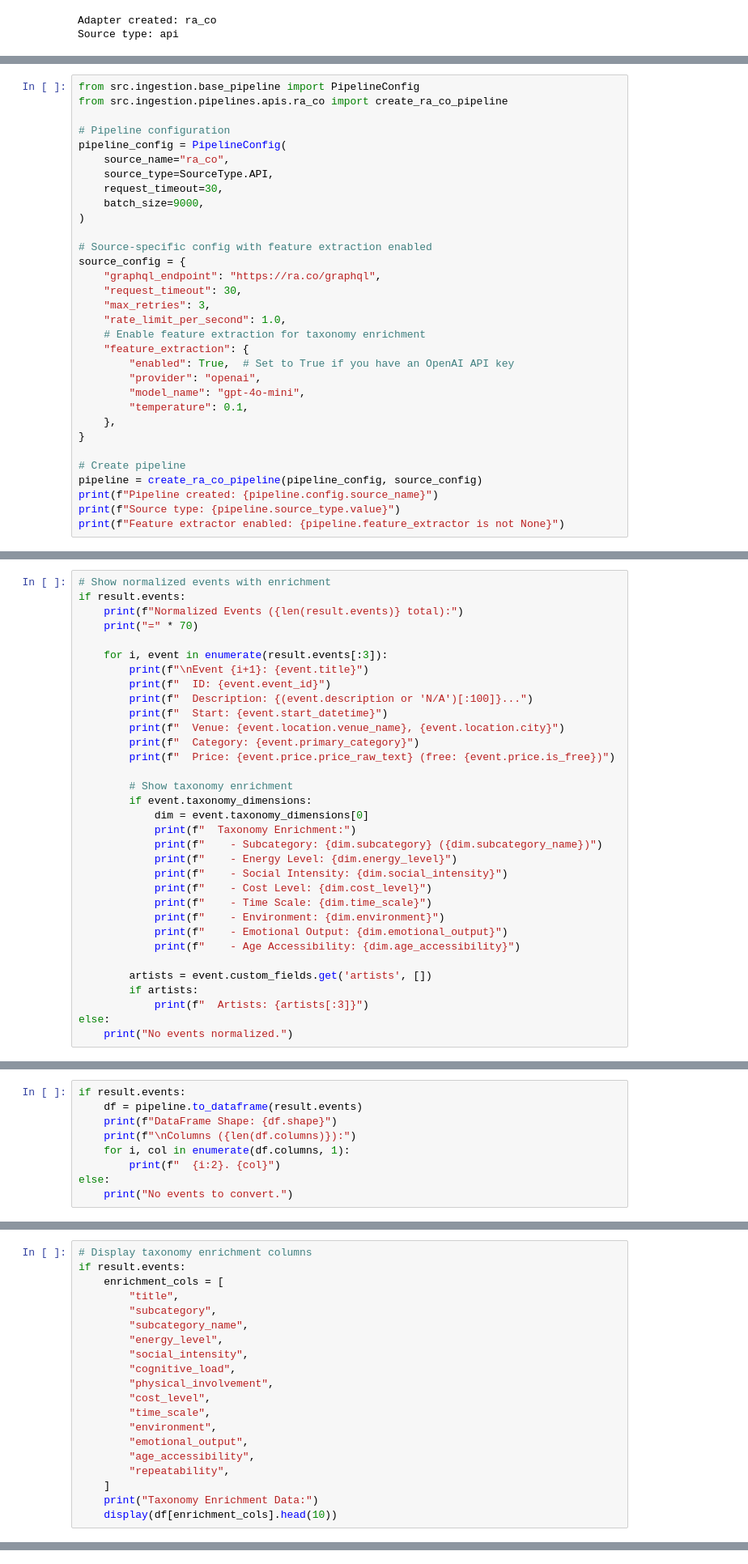
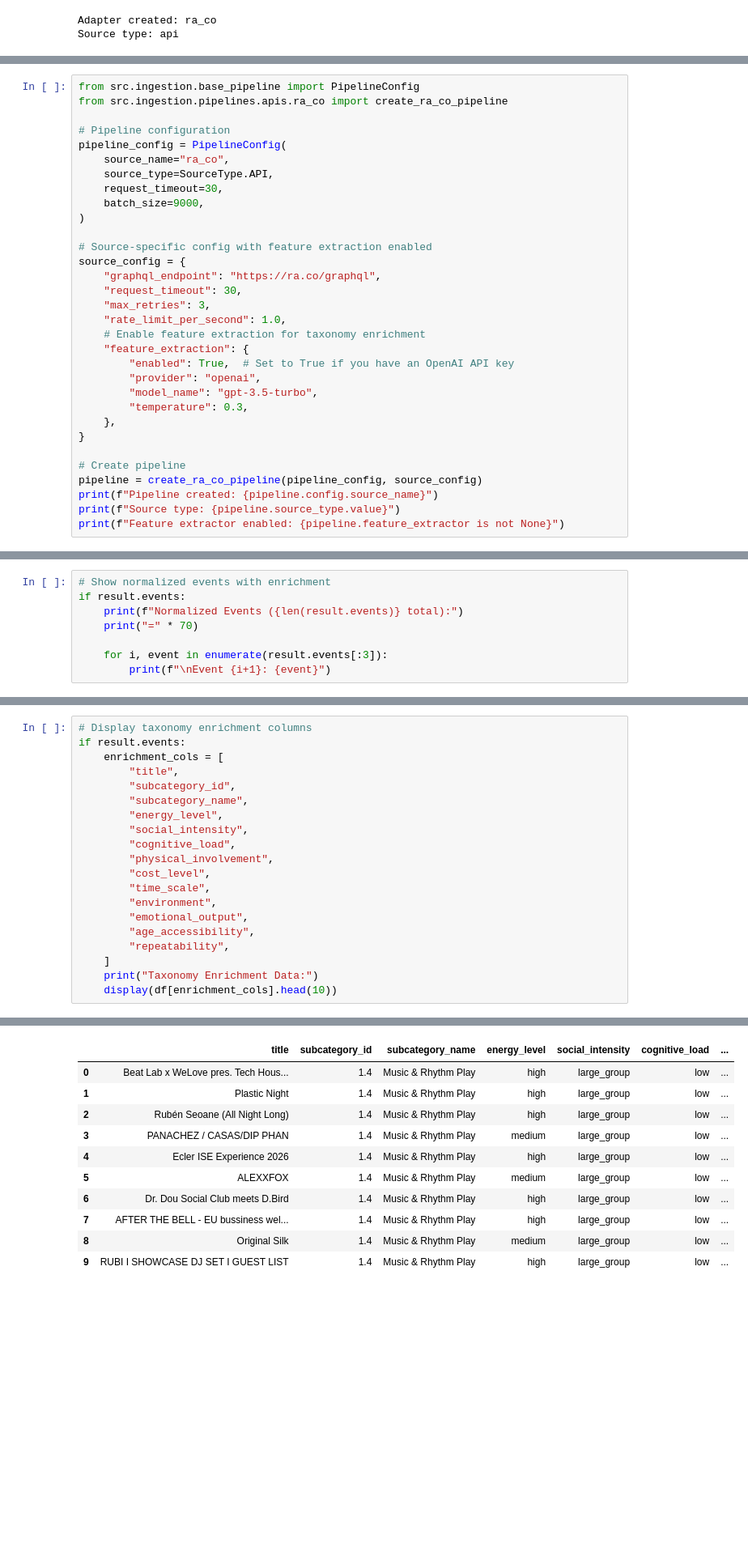
Before and after one commit to josegarciav/event-intelligence-platform, a Jupyter notebook: scripts/pipeline_mock.ipynb, the cells around one changed output, grey strips where cells are left out. Shown at 81% size. Saved outputs shown, nothing was run; the diff lists cells and outputs as text; blank space fills up the shorter version.

```diff
--- a/scripts/pipeline_mock.ipynb
+++ b/scripts/pipeline_mock.ipynb
@@ -131,8 +192,8 @@ source_config = {
     "feature_extraction": {
         "enabled": True,  # Set to True if you have an OpenAI API key
         "provider": "openai",
-        "model_name": "gpt-4o-mini",
-        "temperature": 0.1,
+        "model_name": "gpt-3.5-turbo",
+        "temperature": 0.3,
     },
 }
 
@@ -200,30 +255,5 @@ if result.events:
     print("=" * 70)
 
     for i, event in enumerate(result.events[:3]):
-        print(f"\nEvent {i+1}: {event.title}")
-        print(f"  ID: {event.event_id}")
-        print(f"  Description: {(event.description or 'N/A')[:100]}...")
-        print(f"  Start: {event.start_datetime}")
-        print(f"  Venue: {event.location.venue_name}, {event.location.city}")
-        print(f"  Category: {event.primary_category}")
-        print(f"  Price: {event.price.price_raw_text} (free: {event.price.is_free})")
-
-        # Show taxonomy enrichment
-        if event.taxonomy_dimensions:
-            dim = event.taxonomy_dimensions[0]
-            print(f"  Taxonomy Enrichment:")
-            print(f"    - Subcategory: {dim.subcategory} ({dim.subcategory_name})")
-            print(f"    - Energy Level: {dim.energy_level}")
-            print(f"    - Social Intensity: {dim.social_intensity}")
-            print(f"    - Cost Level: {dim.cost_level}")
-            print(f"    - Time Scale: {dim.time_scale}")
-            print(f"    - Environment: {dim.environment}")
-            print(f"    - Emotional Output: {dim.emotional_output}")
-            print(f"    - Age Accessibility: {dim.age_accessibility}")
-
-        artists = event.custom_fields.get('artists', [])
-        if artists:
-            print(f"  Artists: {artists[:3]}")
-else:
-    print("No events normalized.")
+        print(f"\nEvent {i+1}: {event}")
 # %% [output]
@@ -268,9 +372,0 @@ Convert normalized events to pandas DataFrame with target schema.
-# %%
-if result.events:
-    df = pipeline.to_dataframe(result.events)
-    print(f"DataFrame Shape: {df.shape}")
-    print(f"\nColumns ({len(df.columns)}):")
-    for i, col in enumerate(df.columns, 1):
-        print(f"  {i:2}. {col}")
-else:
-    print("No events to convert.")
@@ -311,7 +402,7 @@ df.shape
 if result.events:
     enrichment_cols = [
         "title",
-        "subcategory",
+        "subcategory_id",
         "subcategory_name",
         "energy_level",
         "social_intensity",
@@ -332,3 +422,14 @@ KeyError: "['subcategory', 'subcategory_name', 'energy_level', 'social_intensity
+|  | title | subcategory_id | subcategory_name | energy_level | social_intensity | cognitive_load | ... |
+| 0 | Beat Lab x WeLove pres. Tech Hous... | 1.4 | Music & Rhythm Play | high | large_group | low | ... |
+| 1 | Plastic Night | 1.4 | Music & Rhythm Play | high | large_group | low | ... |
+| 2 | Rubén Seoane (All Night Long) | 1.4 | Music & Rhythm Play | high | large_group | low | ... |
+| 3 | PANACHEZ / CASAS/DIP PHAN | 1.4 | Music & Rhythm Play | medium | large_group | low | ... |
+| 4 | Ecler ISE Experience 2026 | 1.4 | Music & Rhythm Play | high | large_group | low | ... |
+| 5 | ALEXXFOX | 1.4 | Music & Rhythm Play | medium | large_group | low | ... |
+| 6 | Dr. Dou Social Club meets D.Bird | 1.4 | Music & Rhythm Play | high | large_group | low | ... |
+| 7 | AFTER THE BELL - EU bussiness wel... | 1.4 | Music & Rhythm Play | high | large_group | low | ... |
+| 8 | Original Silk | 1.4 | Music & Rhythm Play | medium | large_group | low | ... |
+| 9 | RUBI I SHOWCASE DJ SET I GUEST LIST | 1.4 | Music & Rhythm Play | high | large_group | low | ... |
 # %% [markdown]
 ## Step 4: Save Results (Optional)
 # %%
```
Also changed, not shown: parts of 15 cells of this notebook, 7 other files.
